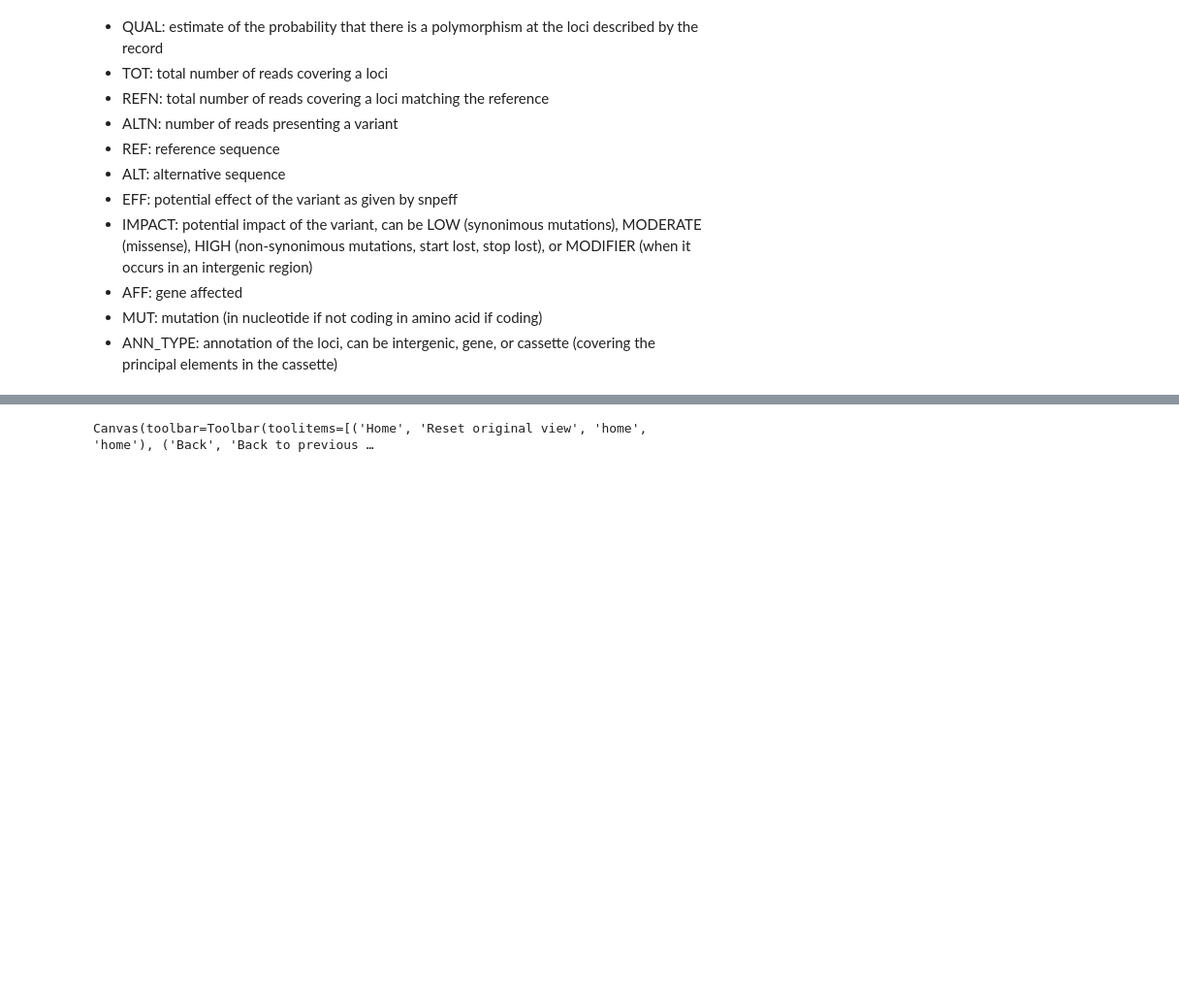
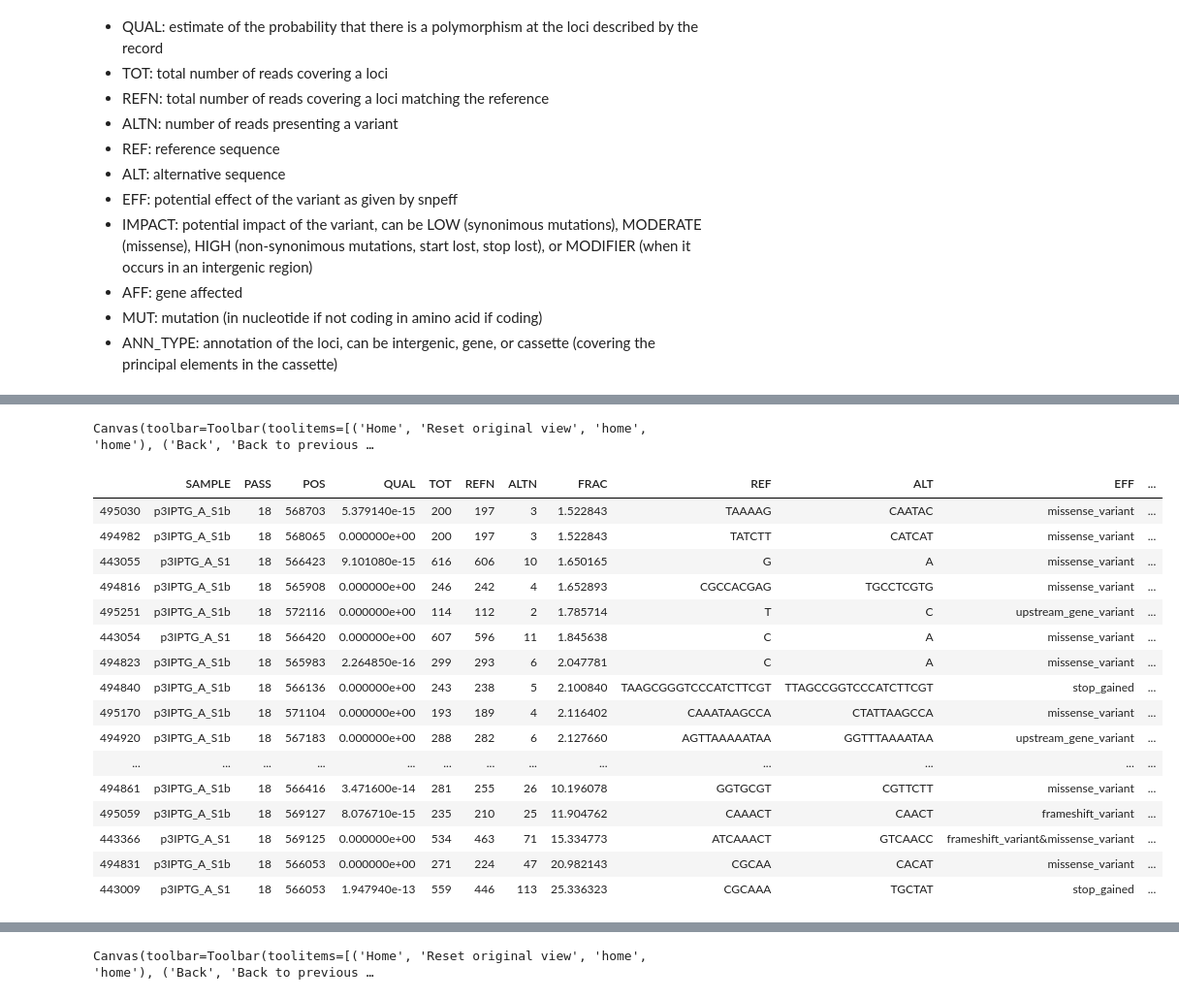
Before and after one commit to CRG-CNAG/killswitch, a Jupyter notebook: ksanalysis.ipynb, the cells around one changed output, grey strips where cells are left out. Shown: that part at 97% size. Cells and saved outputs as stored; diff of their text form; code cells hidden in the pictures; blank space fills up the shorter version.

Commit message:
results

```diff
--- a/ksanalysis.ipynb
+++ b/ksanalysis.ipynb
@@ -362,0 +186,4 @@ effect1.sort_values('FRAC')
+# %%
+# This will concat all the annotated vcf files keeping the fields of interest
+data1 = scripts.parse_variations('./filter1/*.raw.vcf.ann', order1, genome=5, fname='./results/data1.pickle')
+data2 = scripts.parse_variations('./filter2/*.raw.vcf.ann', order2, genome=20, fname='./results/data2.pickle')
@@ -362,0 +495,40 @@ effect1.sort_values('FRAC')
+# %%
+plt.figure(figsize=(10,10))
+plt.subplot(2,1,1)
+sns.swarmplot(x='AFF', y='FRAC', hue='IMPACT',data=subdf1[(subdf1['FRAC']>=1.5) & (subdf1['ANN_TYPE']=='cassette')])
+plt.xticks(rotation=45, ha='right')
+plt.xlabel('Element')
+plt.ylabel('Fraction')
+
+plt.subplot(2,1,2)
+sns.swarmplot(x='AFF', y='FRAC', hue='IMPACT',data=subdf2[(subdf2['FRAC']>=1.5) & (subdf2['ANN_TYPE']=='cassette')])
+plt.xticks(rotation=45, ha='right')
+plt.xlabel('Element')
+plt.ylabel('Fraction')
+
+plt.tight_layout()
+plt.savefig('./results/supfigS3.svg')
+# %% [output]
+Canvas(toolbar=Toolbar(toolitems=[('Home', 'Reset original view', 'home', 'home'), ('Back', 'Back to previous …
+# %%
+selected = data1[(data1['PASS']==18) & (data1['FRAC']>=1.5) & (data1['ANN_TYPE'].isin(['cassette']))].sort_values(['FRAC'])
+selected.to_excel('./results/suptableS2.xlsx')
+selected
+# %% [output]
+|  | SAMPLE | PASS | POS | QUAL | TOT | REFN | ALTN | FRAC | REF | ALT | EFF | ... |
+| 495030 | p3IPTG_A_S1b | 18 | 568703 | 5.379140e-15 | 200 | 197 | 3 | 1.522843 | TAAAAG | CAATAC | missense_variant | ... |
+| 494982 | p3IPTG_A_S1b | 18 | 568065 | 0.000000e+00 | 200 | 197 | 3 | 1.522843 | TATCTT | CATCAT | missense_variant | ... |
+| 443055 | p3IPTG_A_S1 | 18 | 566423 | 9.101080e-15 | 616 | 606 | 10 | 1.650165 | G | A | missense_variant | ... |
+| 494816 | p3IPTG_A_S1b | 18 | 565908 | 0.000000e+00 | 246 | 242 | 4 | 1.652893 | CGCCACGAG | TGCCTCGTG | missense_variant | ... |
+| 495251 | p3IPTG_A_S1b | 18 | 572116 | 0.000000e+00 | 114 | 112 | 2 | 1.785714 | T | C | upstream_gene_variant | ... |
+| 443054 | p3IPTG_A_S1 | 18 | 566420 | 0.000000e+00 | 607 | 596 | 11 | 1.845638 | C | A | missense_variant | ... |
+| 494823 | p3IPTG_A_S1b | 18 | 565983 | 2.264850e-16 | 299 | 293 | 6 | 2.047781 | C | A | missense_variant | ... |
+| 494840 | p3IPTG_A_S1b | 18 | 566136 | 0.000000e+00 | 243 | 238 | 5 | 2.100840 | TAAGCGGGTCCCATCTTCGT | TTAGCCGGTCCCATCTTCGT | stop_gained | ... |
+| 495170 | p3IPTG_A_S1b | 18 | 571104 | 0.000000e+00 | 193 | 189 | 4 | 2.116402 | CAAATAAGCCA | CTATTAAGCCA | missense_variant | ... |
+| 494920 | p3IPTG_A_S1b | 18 | 567183 | 0.000000e+00 | 288 | 282 | 6 | 2.127660 | AGTTAAAAATAA | GGTTTAAAATAA | upstream_gene_variant | ... |
+| ... | ... | ... | ... | ... | ... | ... | ... | ... | ... | ... | ... | ... |
+| 494861 | p3IPTG_A_S1b | 18 | 566416 | 3.471600e-14 | 281 | 255 | 26 | 10.196078 | GGTGCGT | CGTTCTT | missense_variant | ... |
+| 495059 | p3IPTG_A_S1b | 18 | 569127 | 8.076710e-15 | 235 | 210 | 25 | 11.904762 | CAAACT | CAACT | frameshift_variant | ... |
+| 443366 | p3IPTG_A_S1 | 18 | 569125 | 0.000000e+00 | 534 | 463 | 71 | 15.334773 | ATCAAACT | GTCAACC | frameshift_variant&missense_variant | ... |
+| 494831 | p3IPTG_A_S1b | 18 | 566053 | 0.000000e+00 | 271 | 224 | 47 | 20.982143 | CGCAA | CACAT | missense_variant | ... |
+| 443009 | p3IPTG_A_S1 | 18 | 566053 | 1.947940e-13 | 559 | 446 | 113 | 25.336323 | CGCAAA | TGCTAT | stop_gained | ... |
```
Also changed, not shown: parts of 73 cells of this notebook, 7 other files.
